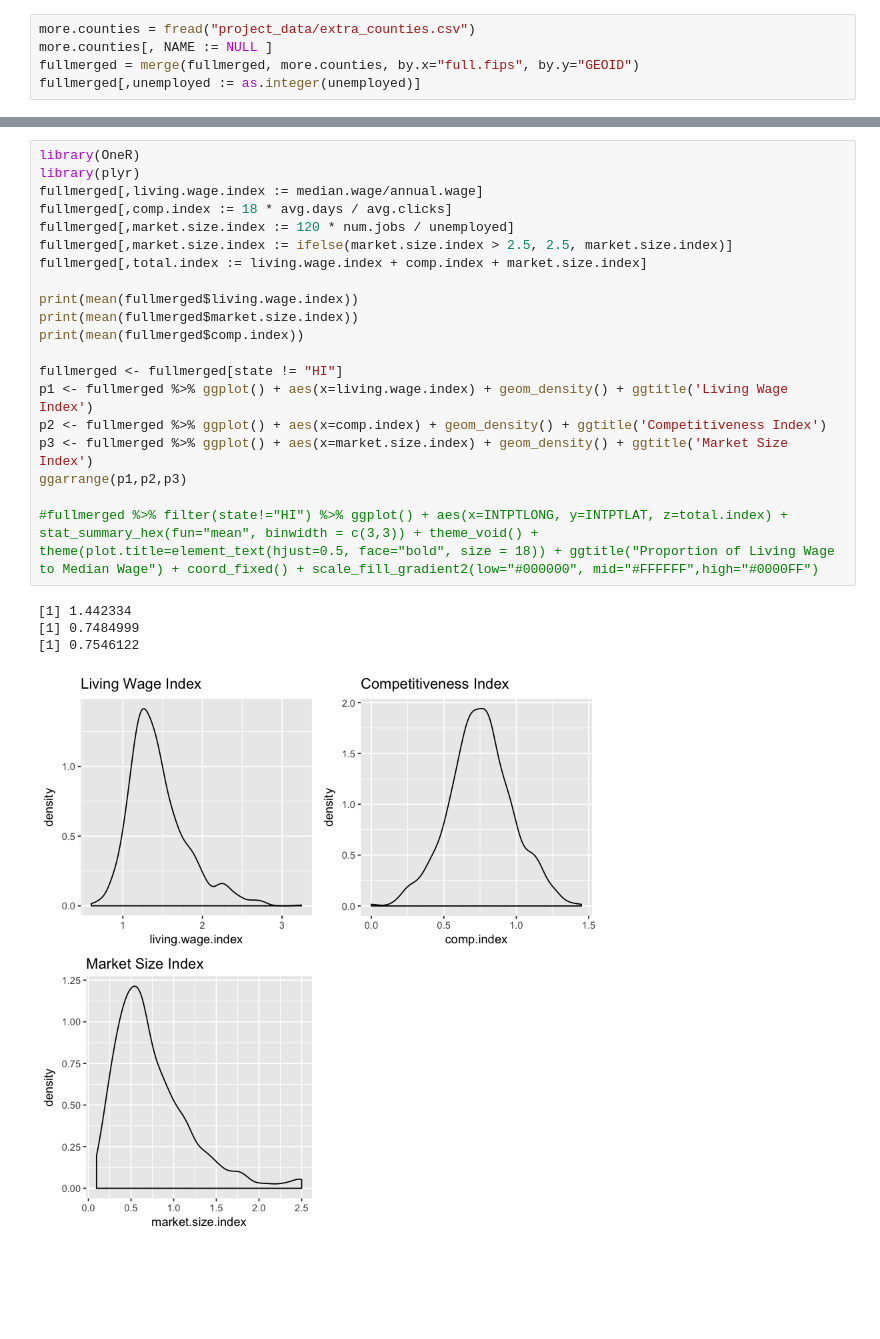
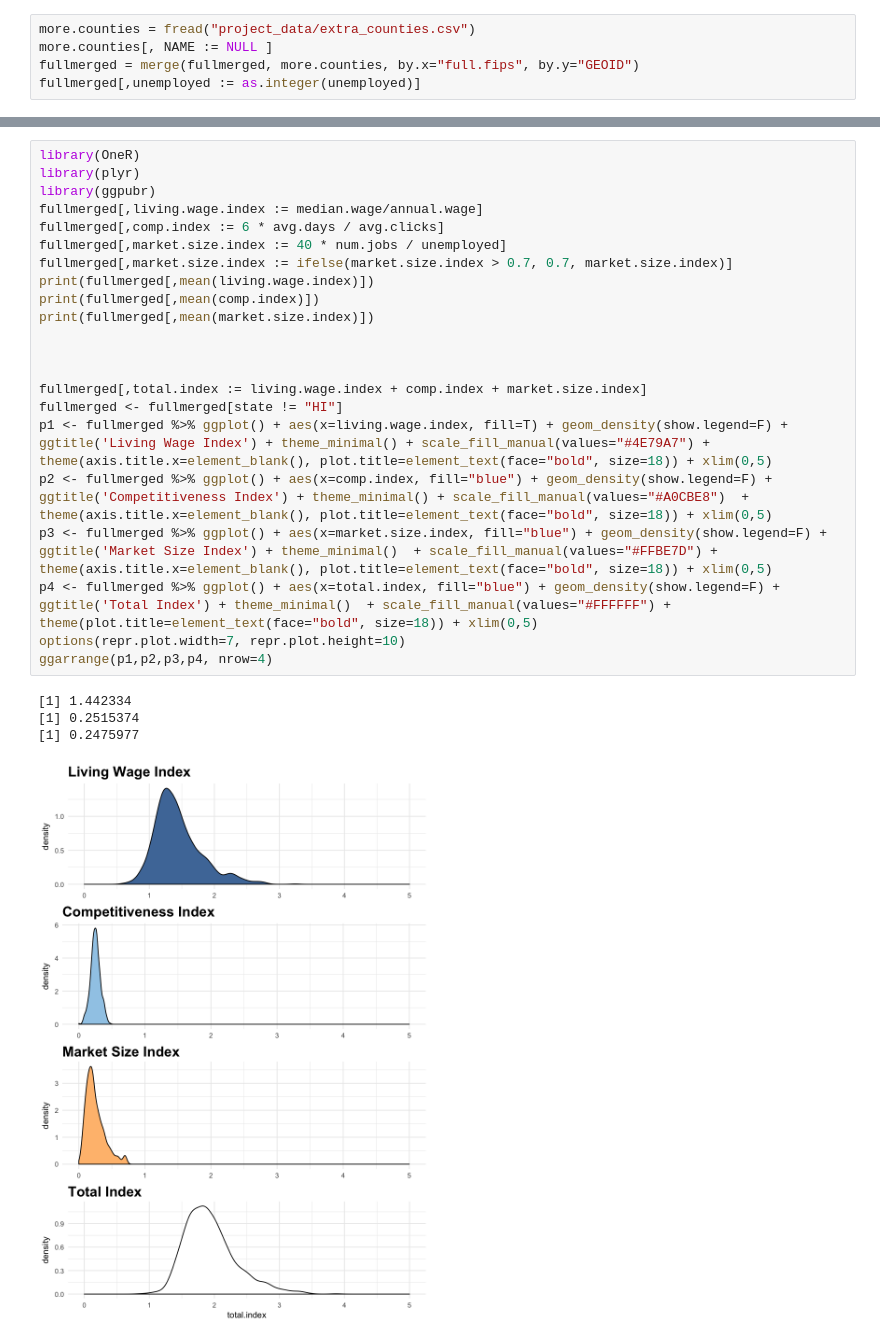
Before and after one commit to e-stranger/datafest, a Jupyter notebook: datafest.ipynb, the cells around one changed output, grey strips where cells are left out. Cells and saved outputs as stored; diff of their text form; blank space fills up the shorter version.

```diff
--- a/datafest.ipynb
+++ b/datafest.ipynb
@@ -209,25 +208,27 @@ We then go ahead and create our indicies. We'll be weighting them by a constant,
 # %%
 library(OneR)
 library(plyr)
+library(ggpubr)
 fullmerged[,living.wage.index := median.wage/annual.wage]
-fullmerged[,comp.index := 18 * avg.days / avg.clicks]
-fullmerged[,market.size.index := 120 * num.jobs / unemployed]
-fullmerged[,market.size.index := ifelse(market.size.index > 2.5, 2.5, market.size.index)]
+fullmerged[,comp.index := 6 * avg.days / avg.clicks]
+fullmerged[,market.size.index := 40 * num.jobs / unemployed]
+fullmerged[,market.size.index := ifelse(market.size.index > 0.7, 0.7, market.size.index)]
+print(fullmerged[,mean(living.wage.index)])
+print(fullmerged[,mean(comp.index)])
+print(fullmerged[,mean(market.size.index)])
+
+
+
 fullmerged[,total.index := living.wage.index + comp.index + market.size.index]
-
-print(mean(fullmerged$living.wage.index))
-print(mean(fullmerged$market.size.index))
-print(mean(fullmerged$comp.index))
-
 fullmerged <- fullmerged[state != "HI"]
-p1 <- fullmerged %>% ggplot() + aes(x=living.wage.index) + geom_density() + ggtitle('Living Wage Index')
-p2 <- fullmerged %>% ggplot() + aes(x=comp.index) + geom_density() + ggtitle('Competitiveness Index')
-p3 <- fullmerged %>% ggplot() + aes(x=market.size.index) + geom_density() + ggtitle('Market Size Index')
-ggarrange(p1,p2,p3)
-
-#fullmerged %>% filter(state!="HI") %>% ggplot() + aes(x=INTPTLONG, y=INTPTLAT, z=total.index) + stat_summary_hex(fun="mean", binwidth = c(3,3)) + theme_void() + theme(plot.title=element_text(hjust=0.5, face="bold", size = 18)) + ggtitle("Proportion of Living Wage to Median Wage") + coord_fixed() + scale_fill_gradient2(low="#000000", mid="#FFFFFF",high="#0000FF")
+p1 <- fullmerged %>% ggplot() + aes(x=living.wage.index, fill=T) + geom_density(show.legend=F) + ggtitle('Living Wage Index') + theme_minimal() + scale_fill_manual(values="#4E79A7") + theme(axis.title.x=element_blank(), plot.title=element_text(face="bold", size=18)) + xlim(0,5)
+p2 <- fullmerged %>% ggplot() + aes(x=comp.index, fill="blue") + geom_density(show.legend=F) + ggtitle('Competitiveness Index') + theme_minimal() + scale_fill_manual(values="#A0CBE8")  + theme(axis.title.x=element_blank(), plot.title=element_text(face="bold", size=18)) + xlim(0,5)
+p3 <- fullmerged %>% ggplot() + aes(x=market.size.index, fill="blue") + geom_density(show.legend=F) + ggtitle('Market Size Index') + theme_minimal()  + scale_fill_manual(values="#FFBE7D") + theme(axis.title.x=element_blank(), plot.title=element_text(face="bold", size=18)) + xlim(0,5)
+p4 <- fullmerged %>% ggplot() + aes(x=total.index, fill="blue") + geom_density(show.legend=F) + ggtitle('Total Index') + theme_minimal()  + scale_fill_manual(values="#FFFFFF") + theme(plot.title=element_text(face="bold", size=18)) + xlim(0,5)
+options(repr.plot.width=7, repr.plot.height=10)
+ggarrange(p1,p2,p3,p4, nrow=4)
 # %% [output]
 [1] 1.442334
-[1] 0.7484999
-[1] 0.7546122
+[1] 0.2515374
+[1] 0.2475977
-[figure, old version]
+[figure, new version]
```
Also changed, not shown: parts of 18 cells of this notebook.
